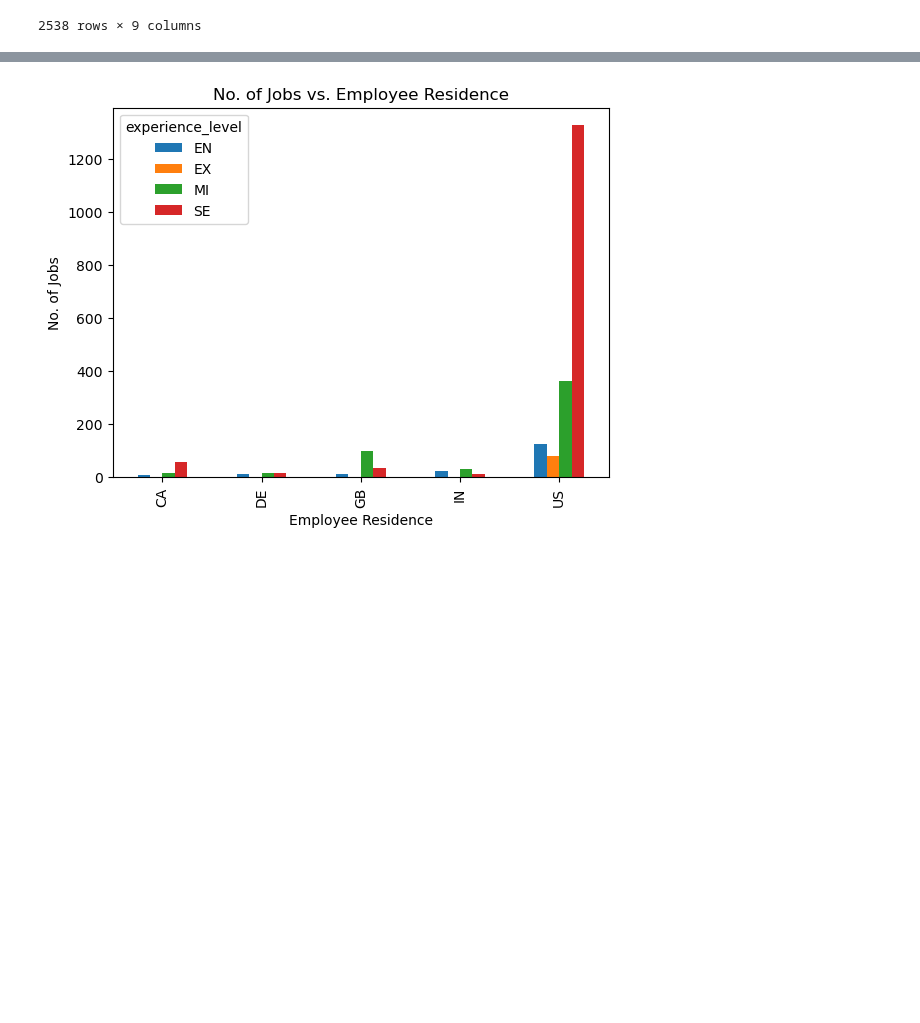
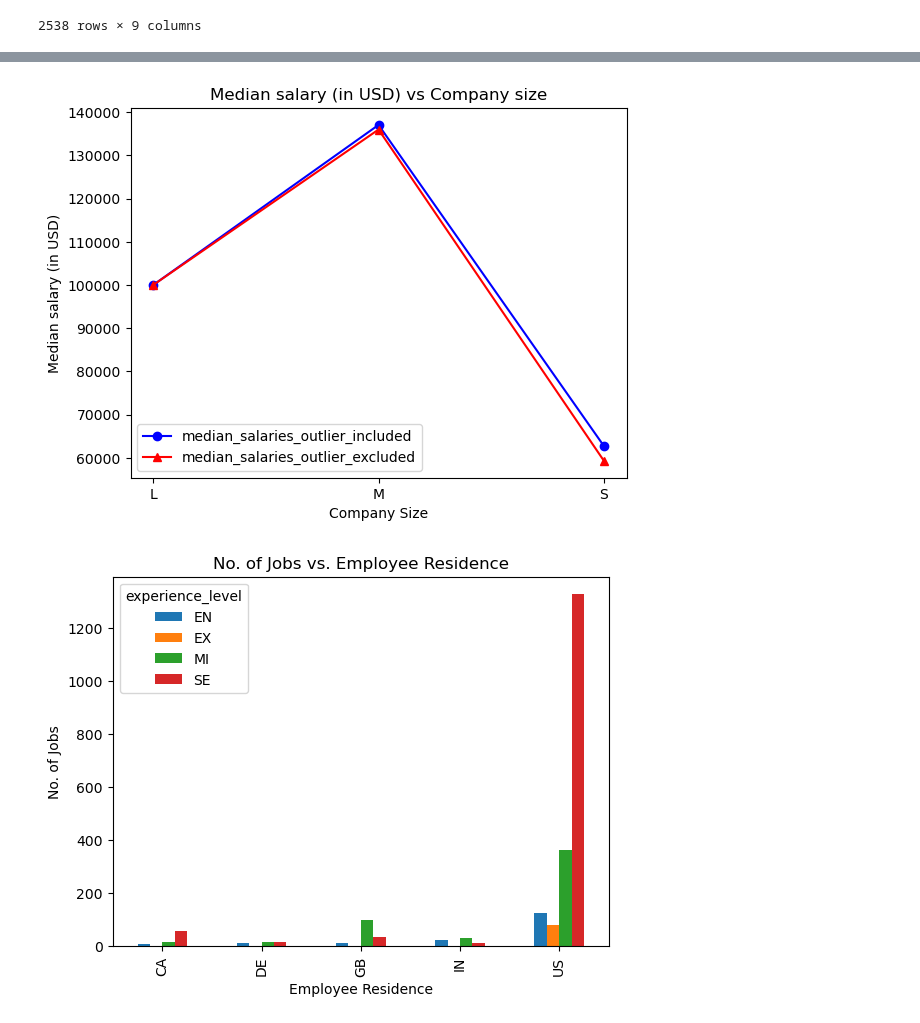
Before and after one commit to garimac12/project_acai, a Jupyter notebook: Project1_GC.ipynb, the cells around one changed output, grey strips where cells are left out. Cells and saved outputs as stored; diff of their text form; code cells hidden in the pictures; blank space fills up the shorter version.

```diff
--- a/Project1_GC.ipynb
+++ b/Project1_GC.ipynb
@@ -378,3 +416,26 @@ plt.show()
+# %%
+#plotting subplots for salary vs company size (with and without outliers)
+
+company_sz=["L", "M", "S"]
+median_salaries_outlier_included =[100000, 137067.5, 62726]
+median_salaries_outlier_excluded =[100000, 136000, 59303]
+
+# Plot the charts and apply some styling
+median_salaries_outlier_included, = plt.plot(company_sz, median_salaries_outlier_included, marker ='o', color='blue', label="median_salaries_outlier_included")
+median_salaries_outlier_excluded, = plt.plot(company_sz, median_salaries_outlier_excluded, marker ='^', color='red', label="median_salaries_outlier_excluded")
+
+# Add labels to X and Y axes :: Add title
+plt.title("Median salary (in USD) vs Company size")
+plt.xlabel("Company Size")
+plt.ylabel("Median salary (in USD)")
+
+# Create a legend for the chart
+plt.legend(loc="best")
+
+plt.savefig("output_data_GC/Fig7_median_salary_vs_company_size.png")
+plt.show()
+# %% [output]
+[figure, added]
 # %%
 # Plotting Number of Jobs vs. Employee Residence and Experience Level (demonstrating for two categorical variables)
 
```
Also changed, not shown: parts of 20 cells of this notebook.
